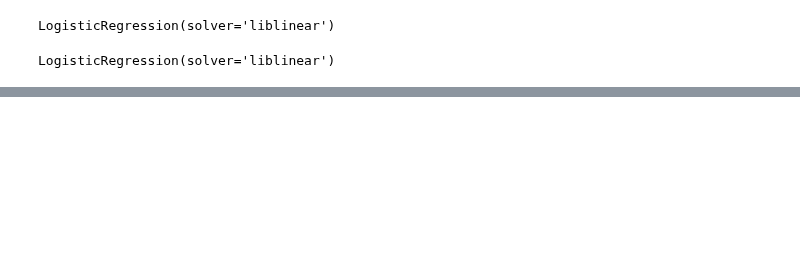
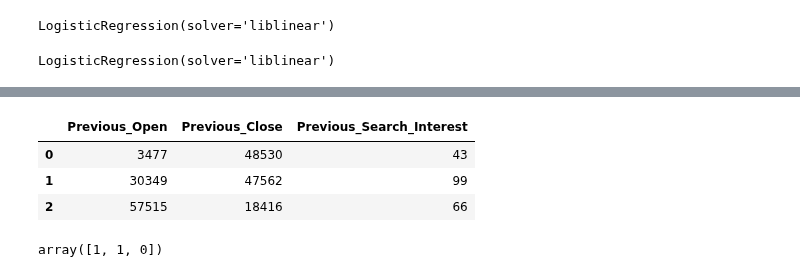
Before and after one commit to atlas125gev/StockProject, a Jupyter notebook: Homework7/Homework7.Andrew.ipynb, the cells around one changed output, grey strips where cells are left out. Drawn from its saved outputs; the diff is of its cells as text; code cells hidden in the pictures; blank space fills up the shorter version.

```diff
--- a/Homework7/Homework7.Andrew.ipynb
+++ b/Homework7/Homework7.Andrew.ipynb
@@ -368,0 +357,13 @@ ValueError: X has 7 features per sample; expecting 3
+# %%
+bitcoinPreparedData = pd.DataFrame.from_dict(samplePrice)
+bitcoinPreparedData
+# %% [output]
+|  | Previous_Open | Previous_Close | Previous_Search_Interest |
+| 0 | 3477 | 48530 | 43 |
+| 1 | 30349 | 47562 | 99 |
+| 2 | 57515 | 18416 | 66 |
+# %%
+predictions = logReg.predict(bitcoinPreparedData)
+predictions
+# %% [output]
+array([1, 1, 0])
```
Also changed, not shown: parts of 32 cells of this notebook.
